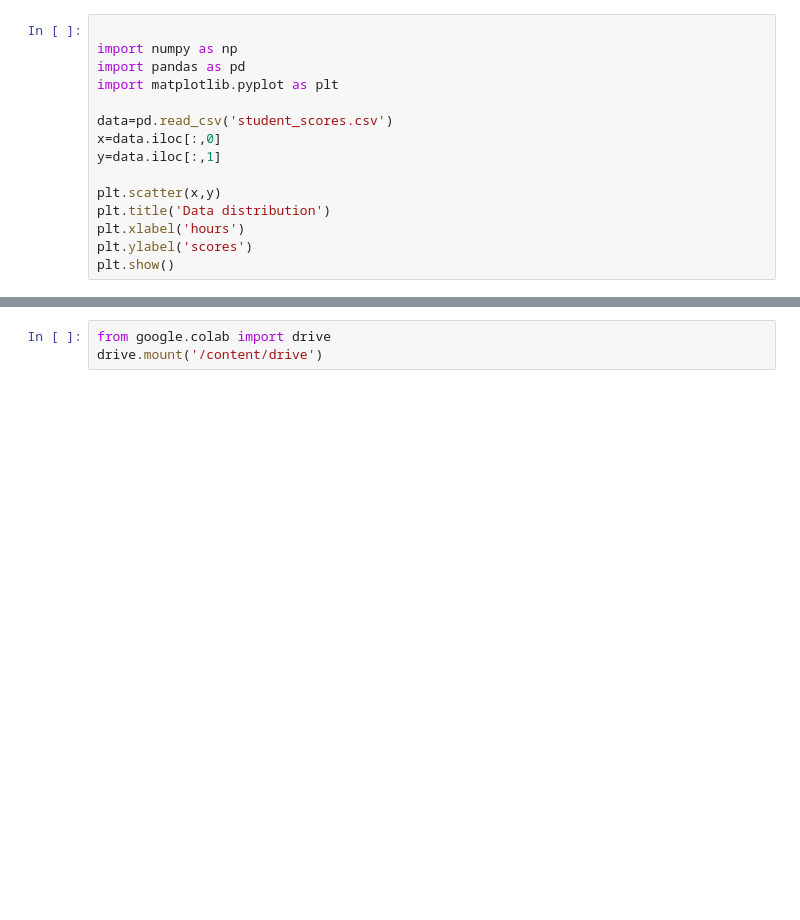
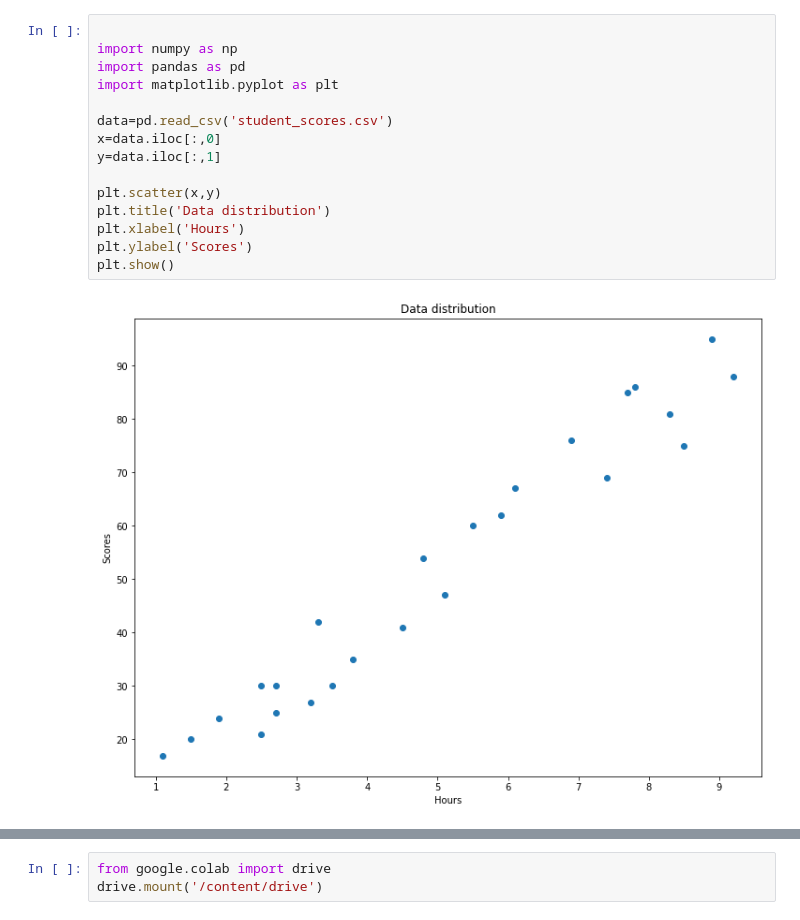
Before and after one commit to alaajomah/ML, a Jupyter notebook: Assignment1_Linear_Regression.ipynb, the cells around one changed output, grey strips where cells are left out. Cells and saved outputs as stored; diff of their text form; blank space fills up the shorter version.

```diff
--- a/Assignment1_Linear_Regression.ipynb
+++ b/Assignment1_Linear_Regression.ipynb
@@ -13,18 +29,20 @@ print(data)
 # %%
 
 import numpy as np
 import pandas as pd
 import matplotlib.pyplot as plt
 
 data=pd.read_csv('student_scores.csv')
 x=data.iloc[:,0]
 y=data.iloc[:,1]
 
 plt.scatter(x,y)
 plt.title('Data distribution')
-plt.xlabel('hours')
-plt.ylabel('scores')
+plt.xlabel('Hours')
+plt.ylabel('Scores')
 plt.show()
+# %% [output]
+[figure, added]
 # %%
 #building the model
 theta_0=0
```
Also changed, not shown: parts of 6 cells of this notebook.
